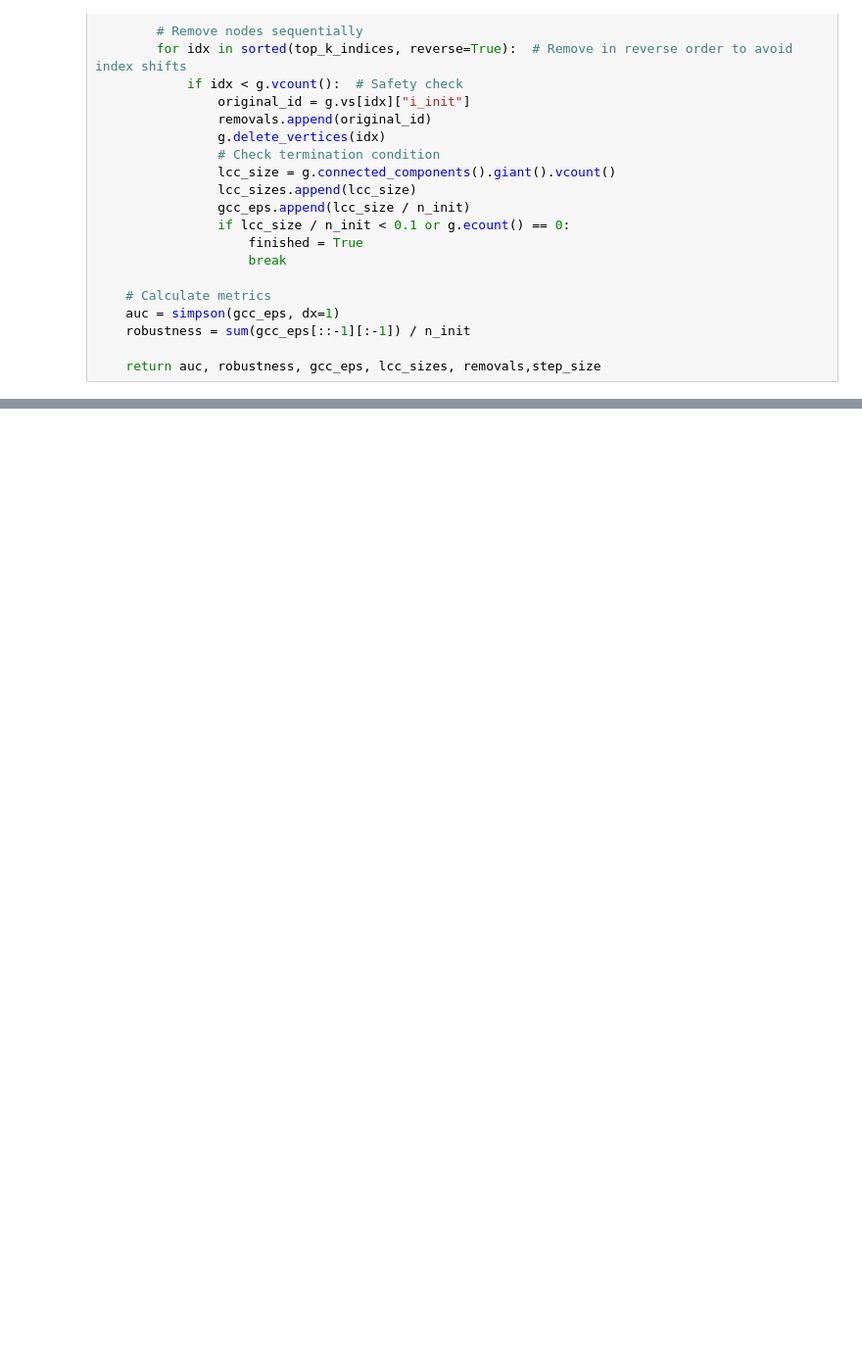
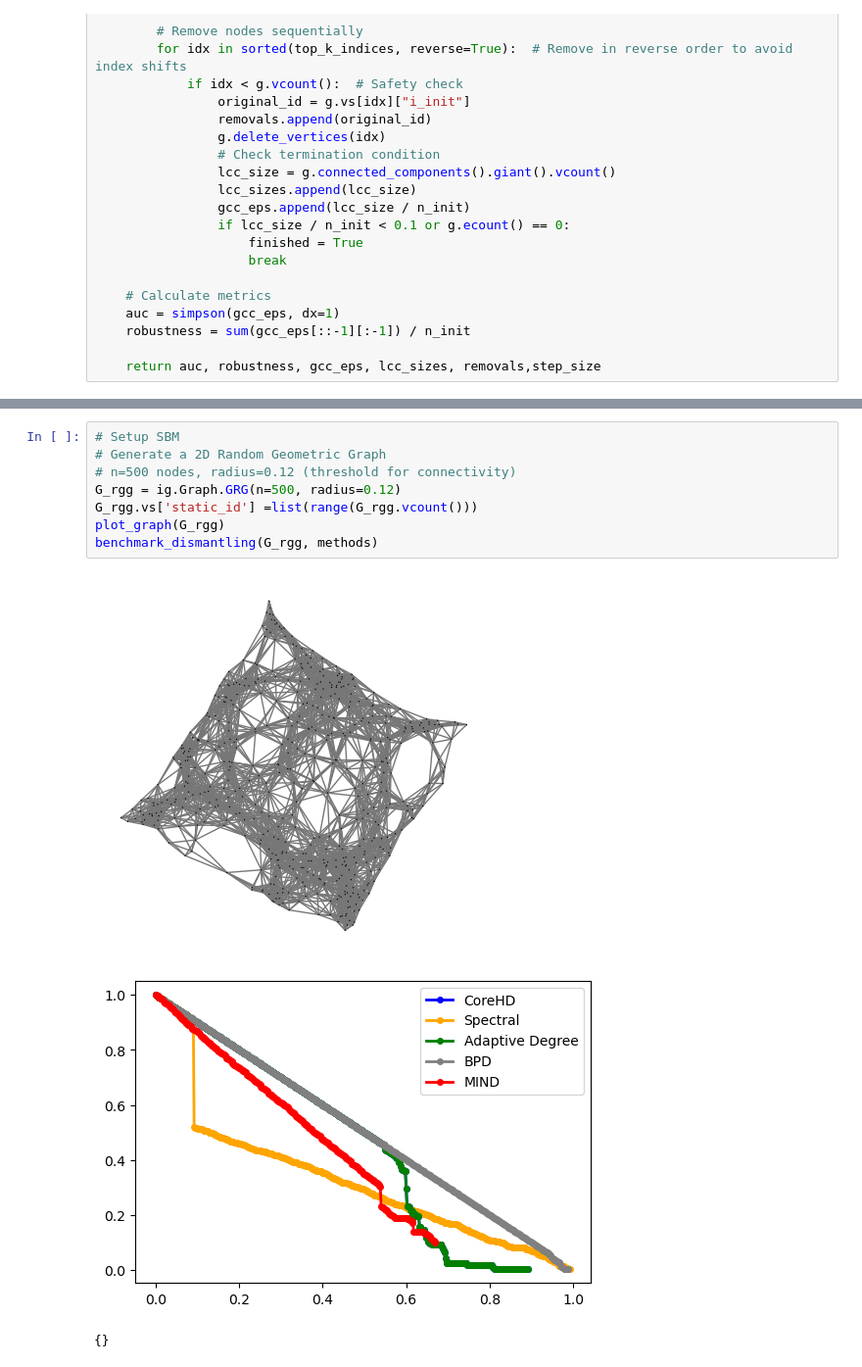
Before and after one commit to Rich-Chaw/MIND-ND, a Jupyter notebook: baseline.ipynb, the cells around one changed output, grey strips where cells are left out. Shown at 98% size. Drawn from its saved outputs; the diff is of its cells as text; blank space fills up the shorter version.

```diff
--- a/baseline.ipynb
+++ b/baseline.ipynb
@@ -734,0 +269,12 @@ how to choose community detection, centrality, K (community num), max_iterations
+# %%
+# Setup SBM
+# Generate a 2D Random Geometric Graph
+# n=500 nodes, radius=0.12 (threshold for connectivity)
+G_rgg = ig.Graph.GRG(n=500, radius=0.12)
+G_rgg.vs['static_id'] =list(range(G_rgg.vcount()))
+plot_graph(G_rgg)
+benchmark_dismantling(G_rgg, methods)
+# %% [output]
+[figure, added]
+[figure, added]
+{}
```
Also changed, not shown: parts of 26 cells of this notebook, 19 other files.
